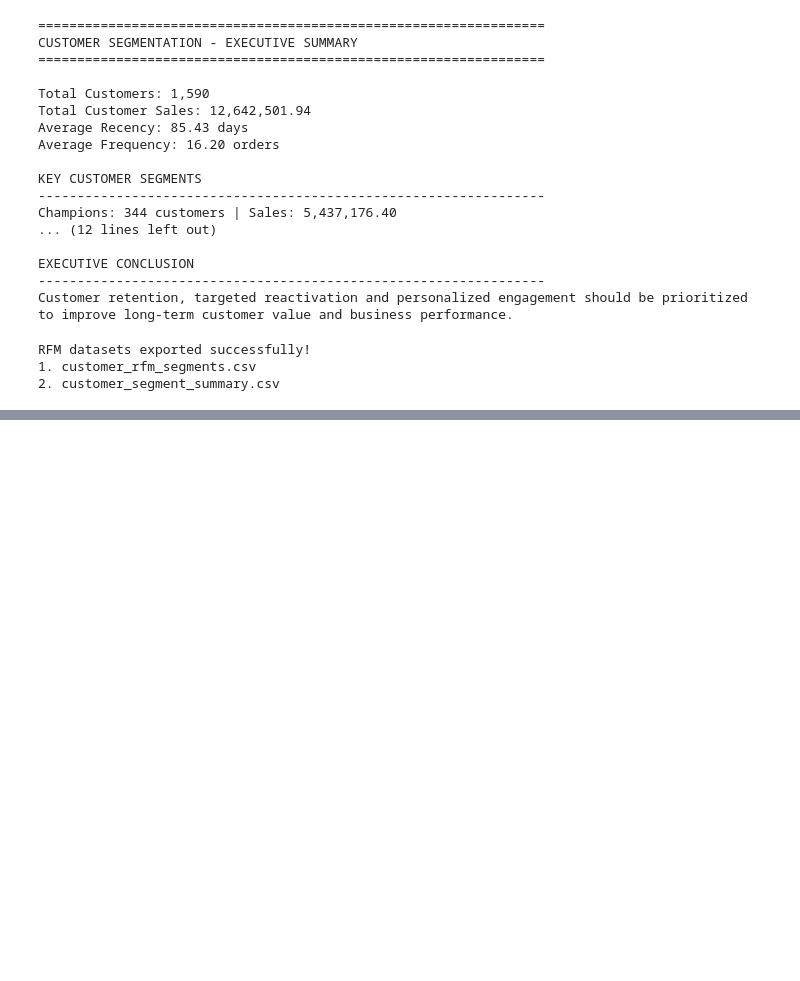
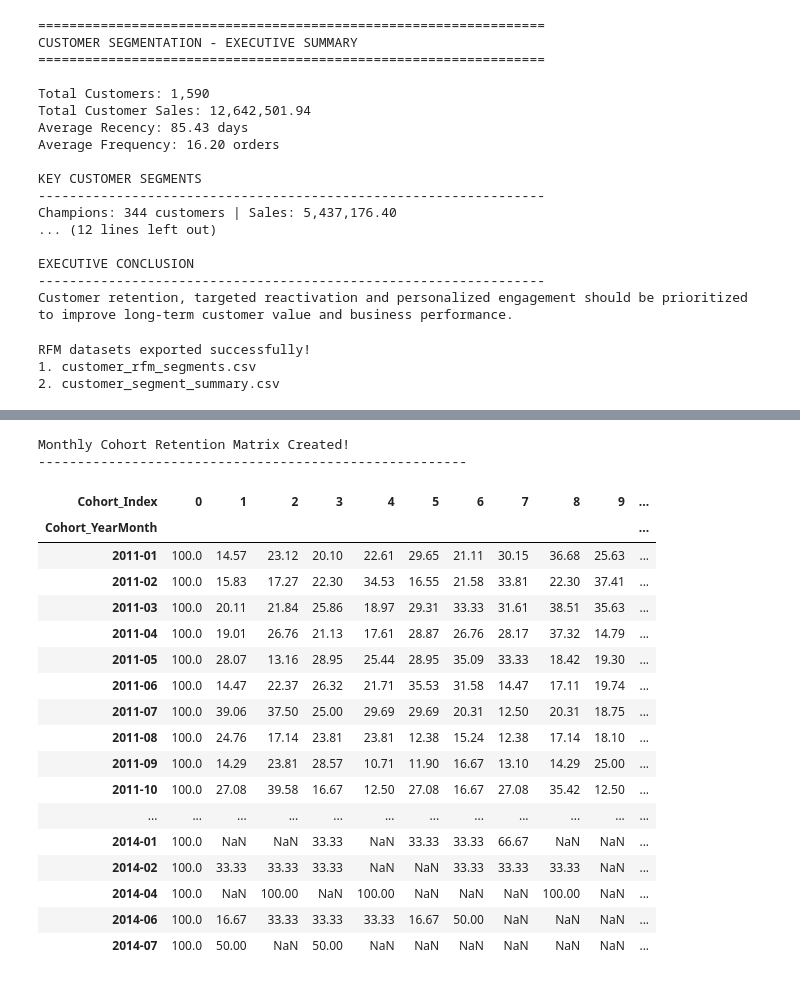
Before and after one commit to code-with-ansh/sales-business-analytics, a Jupyter notebook: notebooks/eda_time_based_analysis.ipynb, the cells around one changed output, grey strips where cells are left out. Cells and saved outputs as stored; diff of their text form; code cells hidden in the pictures; blank space fills up the shorter version.

```diff
--- a/notebooks/eda_time_based_analysis.ipynb
+++ b/notebooks/eda_time_based_analysis.ipynb
@@ -2318,0 +2377,80 @@ RFM datasets exported successfully!
+# %%
+# ==========================================
+# SECTION 54: MONTHLY COHORT RETENTION
+# ==========================================
+
+# Create transaction-level cohort data
+cohort_data = df[
+    ["customer_id", "order_date"]
+].copy()
+
+# Assign each transaction its customer's acquisition cohort
+cohort_data = cohort_data.merge(
+    customer_cohort[
+        ["customer_id", "Cohort_YearMonth"]
+    ],
+    on="customer_id",
+    how="left"
+)
+
+# Extract transaction year and month
+cohort_data["Order_YearMonth"] = (
+    cohort_data["order_date"].dt.to_period("M")
+)
+
+# Calculate months elapsed since acquisition
+cohort_data["Cohort_Index"] = (
+    (cohort_data["Order_YearMonth"].dt.year -
+     cohort_data["Cohort_YearMonth"].dt.year) * 12
+    +
+    (cohort_data["Order_YearMonth"].dt.month -
+     cohort_data["Cohort_YearMonth"].dt.month)
+)
+
+# Count distinct active customers in each cohort month
+cohort_counts = cohort_data.groupby(
+    ["Cohort_YearMonth", "Cohort_Index"]
+)["customer_id"].nunique().reset_index()
+
+cohort_pivot = cohort_counts.pivot(
+    index="Cohort_YearMonth",
+    columns="Cohort_Index",
+    values="customer_id"
+)
+
+# Calculate cohort sizes
+cohort_sizes = customer_cohort.groupby(
+    "Cohort_YearMonth"
+)["customer_id"].nunique()
+
+# Calculate retention percentages
+retention_matrix = cohort_pivot.div(
+    cohort_sizes,
+    axis=0
+) * 100
+
+print("Monthly Cohort Retention Matrix Created!")
+print("-" * 55)
+
+display(retention_matrix.round(2))
+# %% [output]
+Monthly Cohort Retention Matrix Created!
+-------------------------------------------------------
+| Cohort_Index | 0 | 1 | 2 | 3 | 4 | 5 | 6 | 7 | 8 | 9 | ... |
+| Cohort_YearMonth |  |  |  |  |  |  |  |  |  |  | ... |
+| 2011-01 | 100.0 | 14.57 | 23.12 | 20.10 | 22.61 | 29.65 | 21.11 | 30.15 | 36.68 | 25.63 | ... |
+| 2011-02 | 100.0 | 15.83 | 17.27 | 22.30 | 34.53 | 16.55 | 21.58 | 33.81 | 22.30 | 37.41 | ... |
+| 2011-03 | 100.0 | 20.11 | 21.84 | 25.86 | 18.97 | 29.31 | 33.33 | 31.61 | 38.51 | 35.63 | ... |
+| 2011-04 | 100.0 | 19.01 | 26.76 | 21.13 | 17.61 | 28.87 | 26.76 | 28.17 | 37.32 | 14.79 | ... |
+| 2011-05 | 100.0 | 28.07 | 13.16 | 28.95 | 25.44 | 28.95 | 35.09 | 33.33 | 18.42 | 19.30 | ... |
+| 2011-06 | 100.0 | 14.47 | 22.37 | 26.32 | 21.71 | 35.53 | 31.58 | 14.47 | 17.11 | 19.74 | ... |
+| 2011-07 | 100.0 | 39.06 | 37.50 | 25.00 | 29.69 | 29.69 | 20.31 | 12.50 | 20.31 | 18.75 | ... |
+| 2011-08 | 100.0 | 24.76 | 17.14 | 23.81 | 23.81 | 12.38 | 15.24 | 12.38 | 17.14 | 18.10 | ... |
+| 2011-09 | 100.0 | 14.29 | 23.81 | 28.57 | 10.71 | 11.90 | 16.67 | 13.10 | 14.29 | 25.00 | ... |
+| 2011-10 | 100.0 | 27.08 | 39.58 | 16.67 | 12.50 | 27.08 | 16.67 | 27.08 | 35.42 | 12.50 | ... |
+| ... | ... | ... | ... | ... | ... | ... | ... | ... | ... | ... | ... |
+| 2014-01 | 100.0 | NaN | NaN | 33.33 | NaN | 33.33 | 33.33 | 66.67 | NaN | NaN | ... |
+| 2014-02 | 100.0 | 33.33 | 33.33 | 33.33 | NaN | NaN | 33.33 | 33.33 | 33.33 | NaN | ... |
+| 2014-04 | 100.0 | NaN | 100.00 | NaN | 100.00 | NaN | NaN | NaN | 100.00 | NaN | ... |
+| 2014-06 | 100.0 | 16.67 | 33.33 | 33.33 | 33.33 | 16.67 | 50.00 | NaN | NaN | NaN | ... |
+| 2014-07 | 100.0 | 50.00 | NaN | 50.00 | NaN | NaN | NaN | NaN | NaN | NaN | ... |
```
Also changed, not shown: parts of 11 cells of this notebook.
